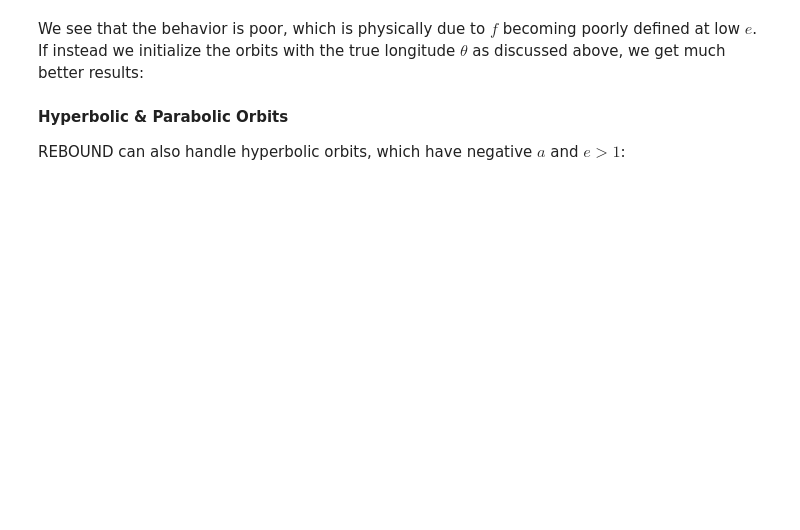
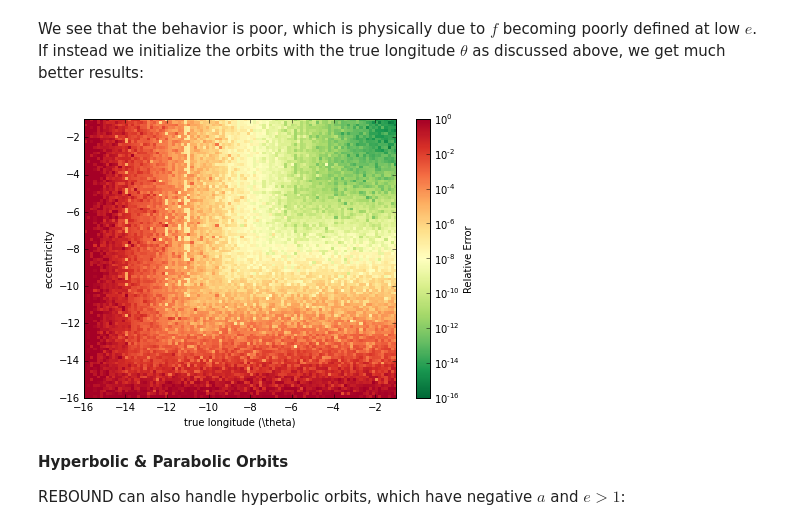
Before and after one commit to hannorein/rebound, a Jupyter notebook: ipython_examples/OrbitalElements.ipynb, the cells around one changed output. Drawn from its saved outputs; the diff is of its cells as text; code cells hidden in the pictures; blank space fills up the shorter version.

```diff
--- a/ipython_examples/OrbitalElements.ipynb
+++ b/ipython_examples/OrbitalElements.ipynb
@@ -183,35 +196,37 @@ def simulation(par):
     Omega = random.random()*2*np.pi
     omega = random.random()*2*np.pi
     sim.add(m=0.,a=a,e=e,inc=inc,Omega=Omega, theta=theta)
-    o=sim.calculate_orbits()[0]
+    o=sim.particles[1].orbit
     if o.theta < 0:
         o.theta += 2*np.pi
     err = max(np.fabs(o.e-e)/e, np.fabs(o.theta-theta)/theta)
     return err
 
 random.seed(1)
 N = 100
 es = np.linspace(-16.,-1.,N)
 thetas = np.linspace(-16.,-1.,N)
 params = [(e,theta) for e in es for theta in thetas]
 
 pool=rebound.InterruptiblePool()
 res = pool.map(simulation, params)
 res = np.array(res).reshape(N,N)
 res = np.nan_to_num(res)
 
 f,ax = plt.subplots(1,1,figsize=(7,5))
 extent=[thetas.min(), thetas.max(), es.min(), es.max()]
 
 ax.set_xlim(extent[0], extent[1])
 ax.set_ylim(extent[2], extent[3])
 ax.set_xlabel(r"true longitude (\theta)")
 ax.set_ylabel(r"eccentricity")
 
 im = ax.imshow(res, norm=LogNorm(), vmax=1., vmin=1.e-16, aspect='auto', origin="lower", interpolation='nearest', cmap="RdYlGn_r", extent=extent)
 cb = plt.colorbar(im, ax=ax)
 cb.solids.set_rasterized(True)
 cb.set_label("Relative Error")
+# %% [output]
+[figure, added]
 # %% [markdown]
 **Hyperbolic & Parabolic Orbits**
 
```
Also changed, not shown: parts of 16 cells of this notebook, 7 other files.
